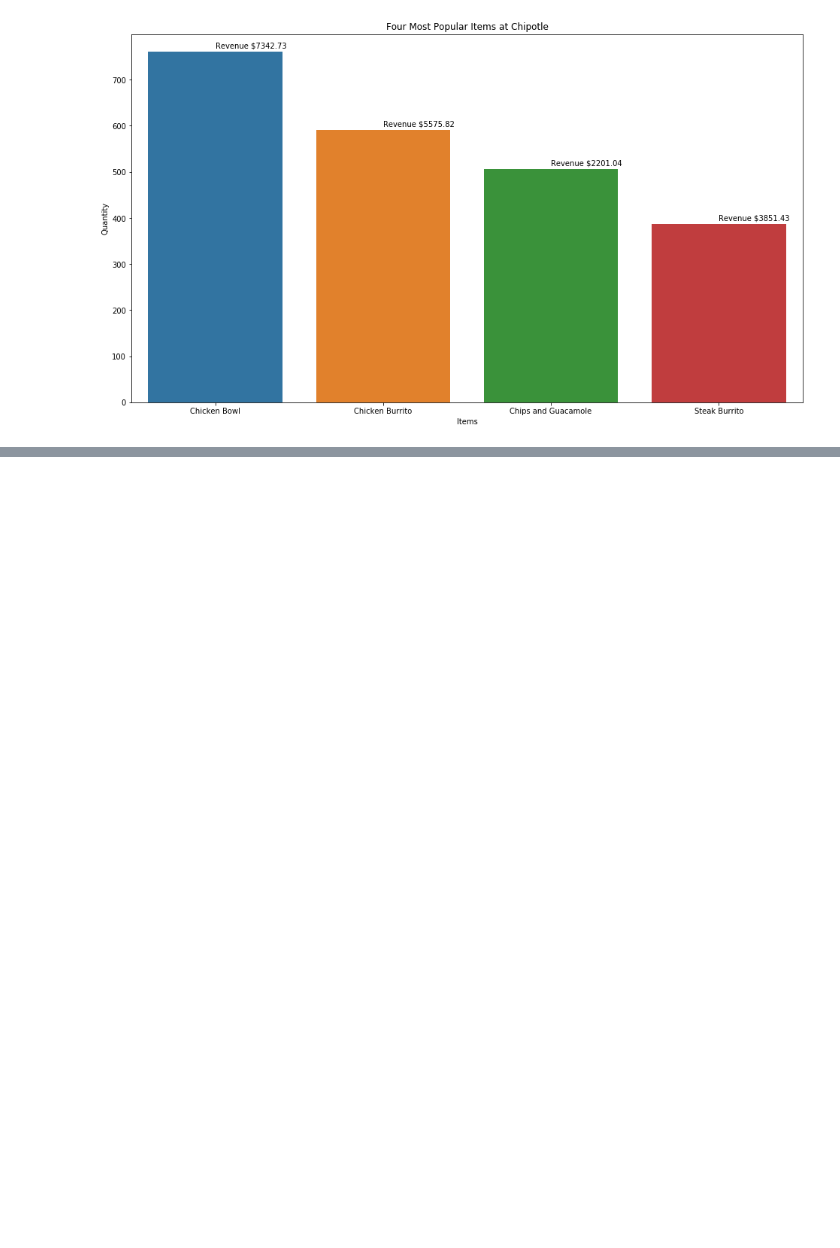
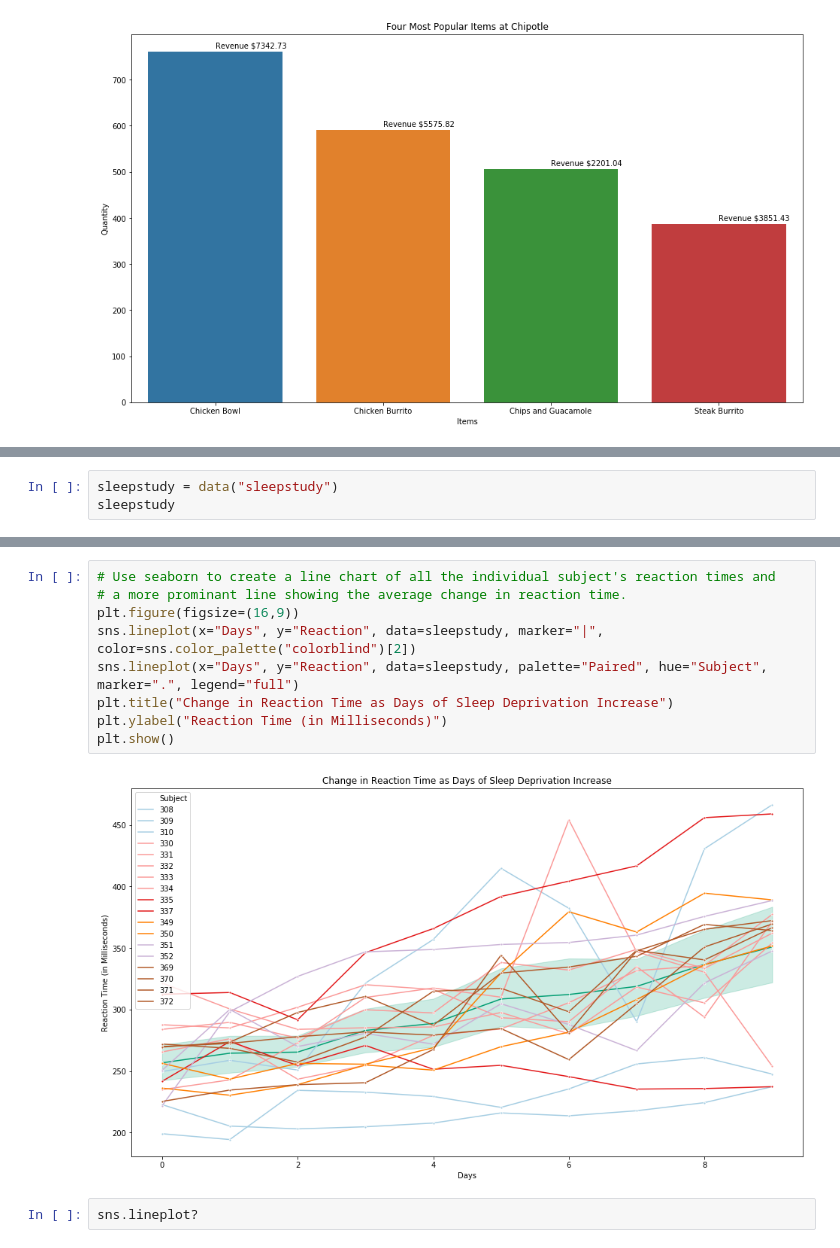
Before and after one commit to aleclhartman/python-exercises, a Jupyter notebook: 4.8.5_seaborn_exercises.ipynb, the cells around one changed output, grey strips where cells are left out. Saved outputs shown, nothing was run; the diff lists cells and outputs as text; blank space fills up the shorter version.

```diff
--- a/4.8.5_seaborn_exercises.ipynb
+++ b/4.8.5_seaborn_exercises.ipynb
@@ -490,0 +510,3 @@ plt.show()
+# %%
+sleepstudy = data("sleepstudy")
+sleepstudy
@@ -490,0 +554,13 @@ plt.show()
+# %%
+# Use seaborn to create a line chart of all the individual subject's reaction times and
+# a more prominant line showing the average change in reaction time.
+plt.figure(figsize=(16,9))
+sns.lineplot(x="Days", y="Reaction", data=sleepstudy, marker="|", color=sns.color_palette("colorblind")[2])
+sns.lineplot(x="Days", y="Reaction", data=sleepstudy, palette="Paired", hue="Subject", marker=".", legend="full")
+plt.title("Change in Reaction Time as Days of Sleep Deprivation Increase")
+plt.ylabel("Reaction Time (in Milliseconds)")
+plt.show()
+# %% [output]
+[figure, added]
+# %%
+sns.lineplot?
```
Also changed, not shown: parts of 6 cells of this notebook.
